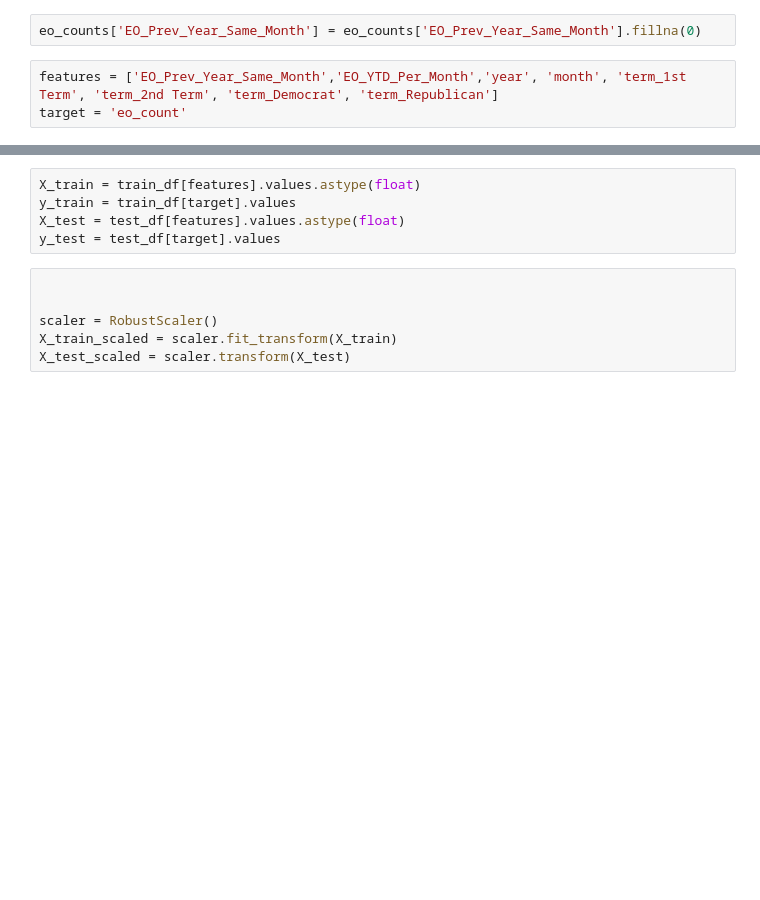
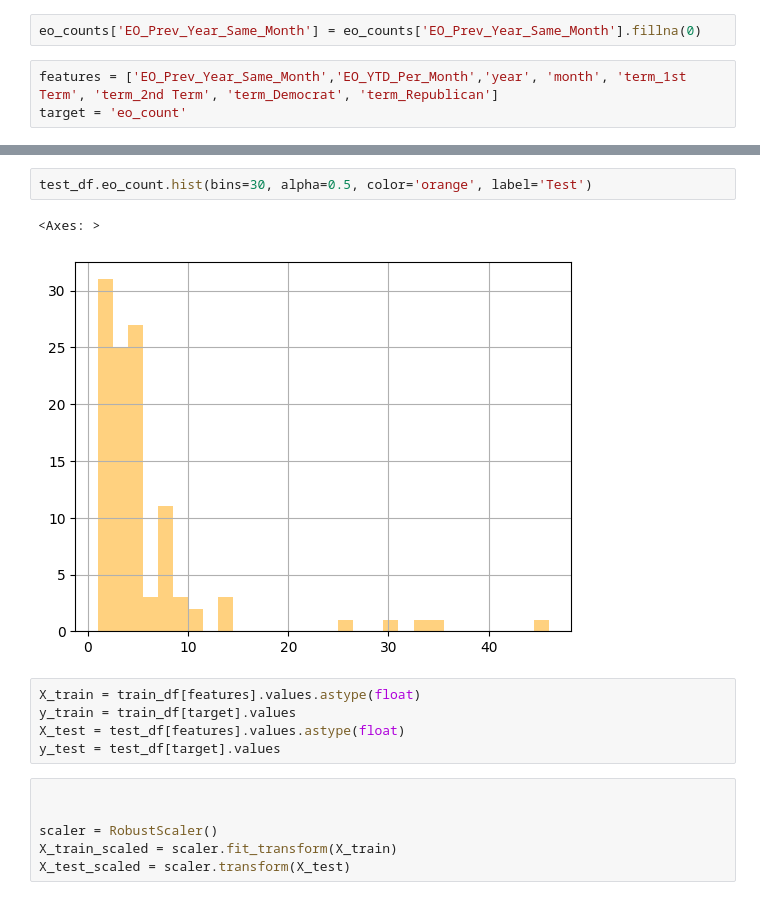
Before and after one commit to mrme77/The-Executive-O-Project, a Jupyter notebook: eo_notebook.ipynb, the cells around one changed output, grey strips where cells are left out. Saved outputs shown, nothing was run; the diff lists cells and outputs as text; blank space fills up the shorter version.

```diff
--- a/eo_notebook.ipynb
+++ b/eo_notebook.ipynb
@@ -175,3 +229,8 @@ test_df = eo_counts[eo_counts['year'] > 2015]
+# %%
+test_df.eo_count.hist(bins=30, alpha=0.5, color='orange', label='Test')
+# %% [output]
+<Axes: >
+[figure, added]
 # %%
 X_train = train_df[features].values.astype(float)
 y_train = train_df[target].values
```
Also changed, not shown: parts of 18 cells of this notebook.
